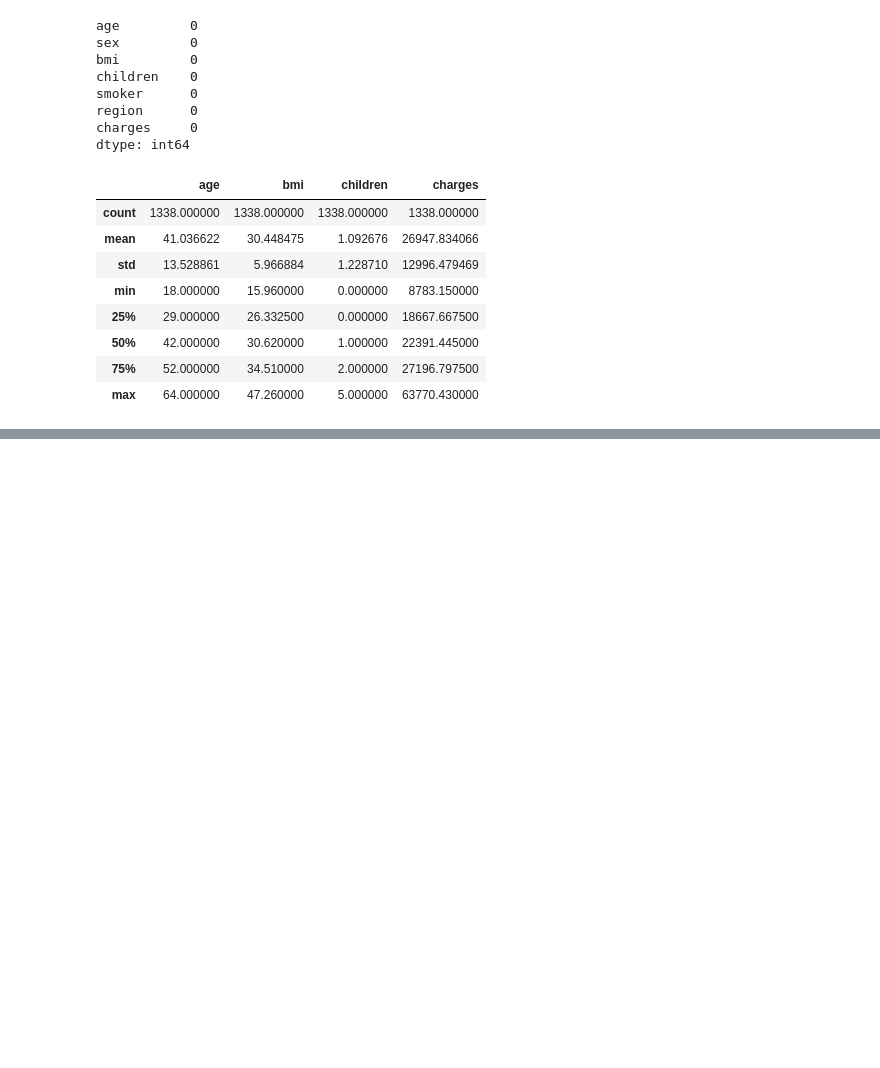
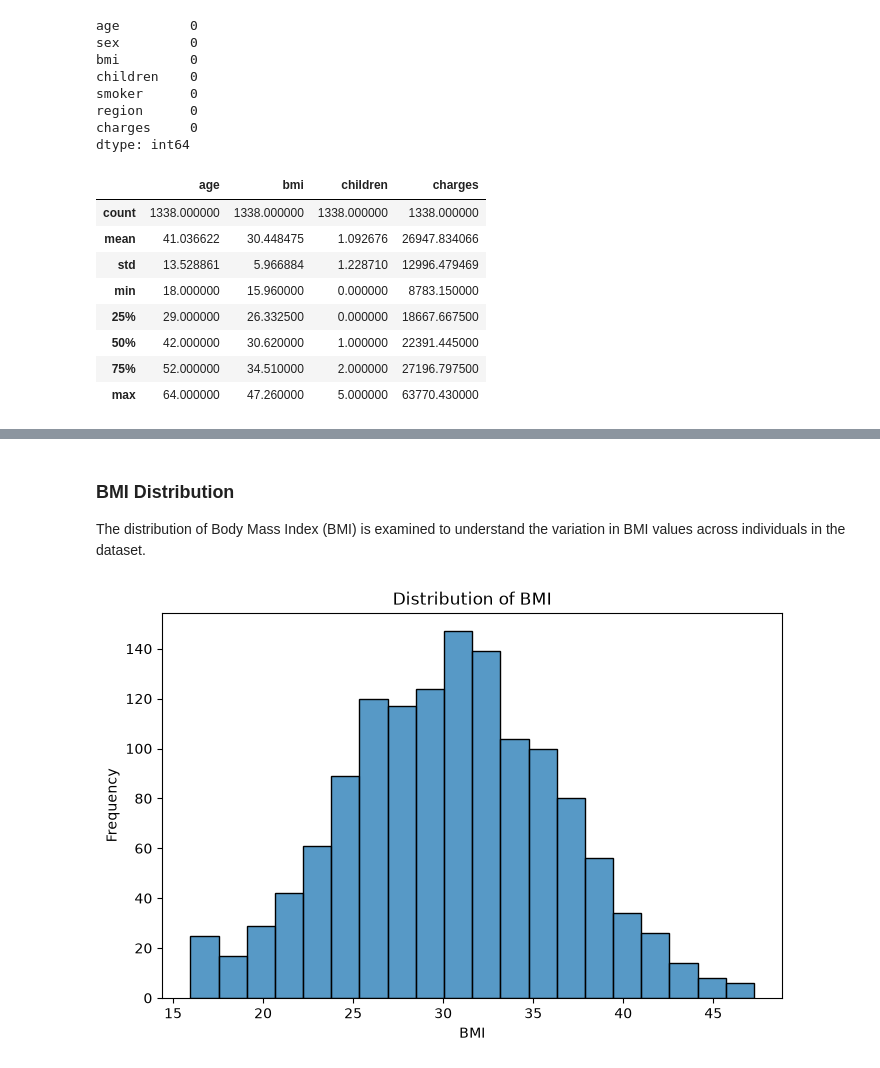
Before and after one commit to makday2026-hub/insurance-medical-cost-analysis, a Jupyter notebook: insurance_medical_cost_analysis.ipynb, the cells around one changed output, grey strips where cells are left out. Drawn from its saved outputs; the diff is of its cells as text; code cells hidden in the pictures; blank space fills up the shorter version.

```diff
--- a/insurance_medical_cost_analysis.ipynb
+++ b/insurance_medical_cost_analysis.ipynb
@@ -68,0 +183,25 @@ insurance.describe()
+# %% [markdown]
+### BMI Distribution
+
+The distribution of Body Mass Index (BMI) is examined to understand the variation in BMI values across individuals in the dataset.
+# %%
+plt.figure(figsize=(8, 5))
+
+sns.histplot(
+    data=insurance,
+    x="bmi",
+    bins=20
+)
+
+plt.title("Distribution of BMI")
+plt.xlabel("BMI")
+plt.ylabel("Frequency")
+
+plt.savefig(
+    "images/bmi_distribution.png",
+    bbox_inches="tight"
+)
+
+plt.show()
+# %% [output]
+[figure, added]
```
Also changed, not shown: parts of 42 cells of this notebook, 14 other files.
